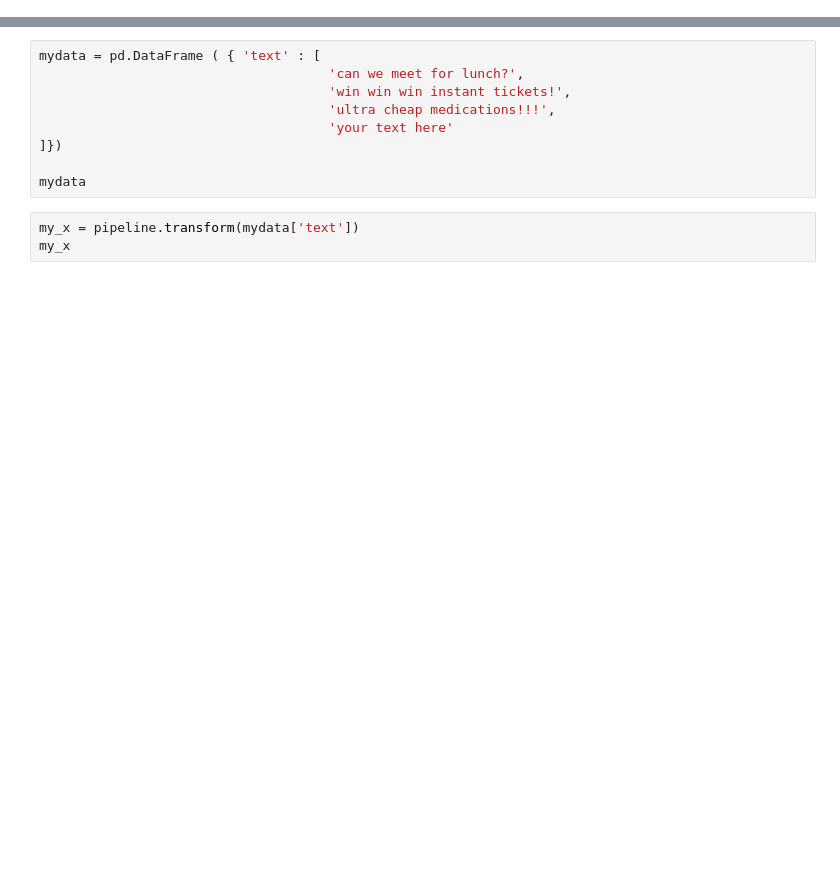
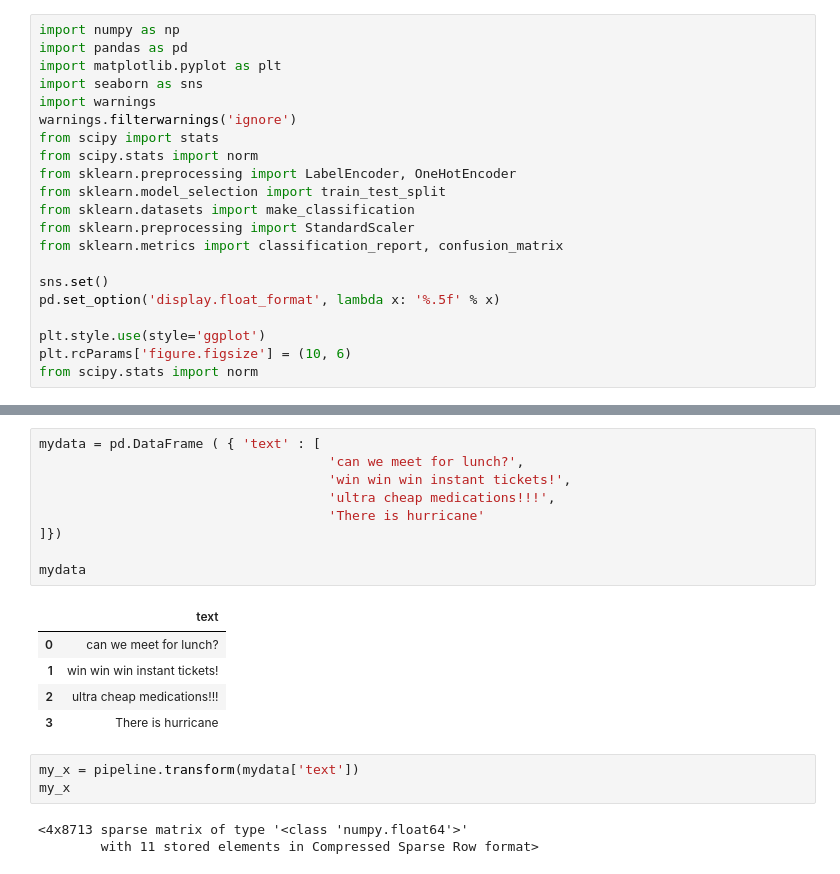
Before and after one commit to vgudur/machine-learning-learning-path-labs, a Jupyter notebook: naive-bayes/Vijji_Gudur_naive-bayes-1.ipynb, the cells around one changed output, grey strips where cells are left out. Drawn from its saved outputs; the diff is of its cells as text; blank space fills up the shorter version.

```diff
--- a/naive-bayes/Vijji_Gudur_naive-bayes-1.ipynb
+++ b/naive-bayes/Vijji_Gudur_naive-bayes-1.ipynb
@@ -2,0 +66,21 @@
+# %%
+import numpy as np
+import pandas as pd
+import matplotlib.pyplot as plt
+import seaborn as sns
+import warnings
+warnings.filterwarnings('ignore')
+from scipy import stats
+from scipy.stats import norm
+from sklearn.preprocessing import LabelEncoder, OneHotEncoder
+from sklearn.model_selection import train_test_split
+from sklearn.datasets import make_classification
+from sklearn.preprocessing import StandardScaler
+from sklearn.metrics import classification_report, confusion_matrix
+
+sns.set()
+pd.set_option('display.float_format', lambda x: '%.5f' % x)
+
+plt.style.use(style='ggplot')
+plt.rcParams['figure.figsize'] = (10, 6)
+from scipy.stats import norm
@@ -102,15 +583,24 @@ Now it's your turn!   Make a new dataframe with some sample test data of your ow
 # %%
 mydata = pd.DataFrame ( { 'text' : [
                                      'can we meet for lunch?',
                                      'win win win instant tickets!',
                                      'ultra cheap medications!!!',
-                                     'your text here'
+                                     'There is hurricane'
 ]})
 
 mydata
+# %% [output]
+|  | text |
+| 0 | can we meet for lunch? |
+| 1 | win win win instant tickets! |
+| 2 | ultra cheap medications!!! |
+| 3 | There is hurricane |
 # %%
 my_x = pipeline.transform(mydata['text'])
 my_x
+# %% [output]
+<4x8713 sparse matrix of type '<class 'numpy.float64'>'
+        with 11 stored elements in Compressed Sparse Row format>
 # %%
 my_pred = model.predict(my_x)
 my_pred
```
Also changed, not shown: parts of 38 cells of this notebook.
